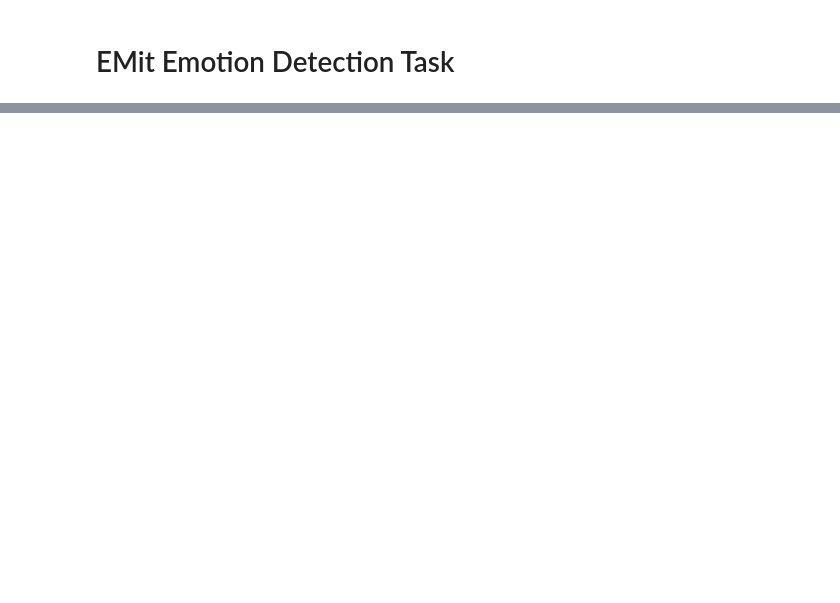
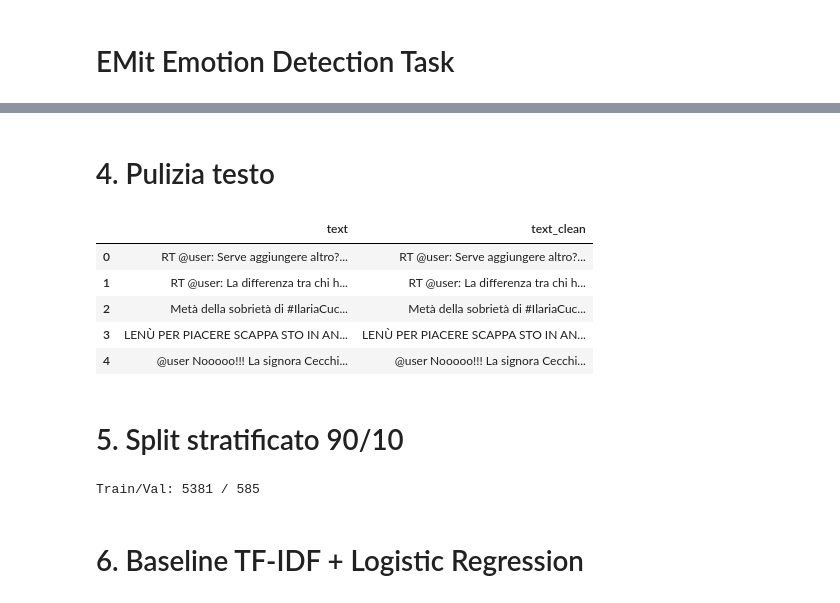
Before and after one commit to Sergio-ddf/internship-istat-ensai, a Jupyter notebook: emit_setup.ipynb, the cells around one changed output, grey strips where cells are left out. Cells and saved outputs as stored; diff of their text form; code cells hidden in the pictures; blank space fills up the shorter version.

```diff
--- a/emit_setup.ipynb
+++ b/emit_setup.ipynb
@@ -52,30 +102,39 @@ print(stats)
+# %% [markdown]
+# 4. Pulizia testo
 # %%
-# Pre‑processing del testo: link, mention, hashtag, emoji
-URL_TOKEN     = "<URL>"
-USER_TOKEN    = "<USER>"
-HASHTAG_TOKEN = "<HASHTAG>"
-
+URL, USER, TAG = "<URL>", "<USER>", "<HASHTAG>"
 
 def clean(text: str) -> str:
-    """Semplice pulizia del testo e sostituzione di token speciali."""
-    text = re.sub(r'https?://\S+', URL_TOKEN, text)       # link
-    text = re.sub(r'@\w+', USER_TOKEN, text)               # mention
-    text = re.sub(r'#(\w+)', HASHTAG_TOKEN + r' \1', text) # hashtag → token + parola
-    text = emoji.demojize(text, language='it')               # emoji → testo
-    return text.strip()
+    t = re.sub(r'https?://\S+', URL, text)
+    t = re.sub(r'@\w+', USER, t)
+    t = re.sub(r'#(\w+)', TAG + r' \1', t)
+    t = emoji.demojize(text, language='it')
+    return t.strip()
 
-train_a['text_clean'] = train_a['text'].apply(clean)
+train_a['text_clean'] = train_a['text'].map(clean)
 train_a[['text', 'text_clean']].head()
+# %% [output]
+|  | text | text_clean |
+| 0 | RT @user: Serve aggiungere altro?... | RT @user: Serve aggiungere altro?... |
+| 1 | RT @user: La differenza tra chi h... | RT @user: La differenza tra chi h... |
+| 2 | Metà della sobrietà di #IlariaCuc... | Metà della sobrietà di #IlariaCuc... |
+| 3 | LENÙ PER PIACERE SCAPPA STO IN AN... | LENÙ PER PIACERE SCAPPA STO IN AN... |
+| 4 | @user Nooooo!!! La signora Cecchi... | @user Nooooo!!! La signora Cecchi... |
+# %% [markdown]
+# 5. Split stratificato 90/10
 # %%
-# Split 90/10 stratificato con MultilabelStratifiedShuffleSplit
 X = train_a['text_clean'].values
 Y = train_a[LABELS].values
 
-msss = MultilabelStratifiedShuffleSplit(n_splits=1, test_size=0.10, random_state=42)
+msss = MultilabelStratifiedShuffleSplit(test_size=0.1, random_state=42)
 train_idx, val_idx = next(msss.split(X, Y))
 
 train_df = train_a.iloc[train_idx].reset_index(drop=True)
 val_df   = train_a.iloc[val_idx].reset_index(drop=True)
 
-print(f"Dimensione train: {train_df.shape[0]} – validation: {val_df.shape[0]}")
+print("Train/Val:", train_df.shape[0], "/", val_df.shape[0])
+# %% [output]
+Train/Val: 5381 / 585
+# %% [markdown]
+# 6. Baseline TF-IDF + Logistic Regression
 # %%
```
Also changed, not shown: parts of 20 cells of this notebook.
